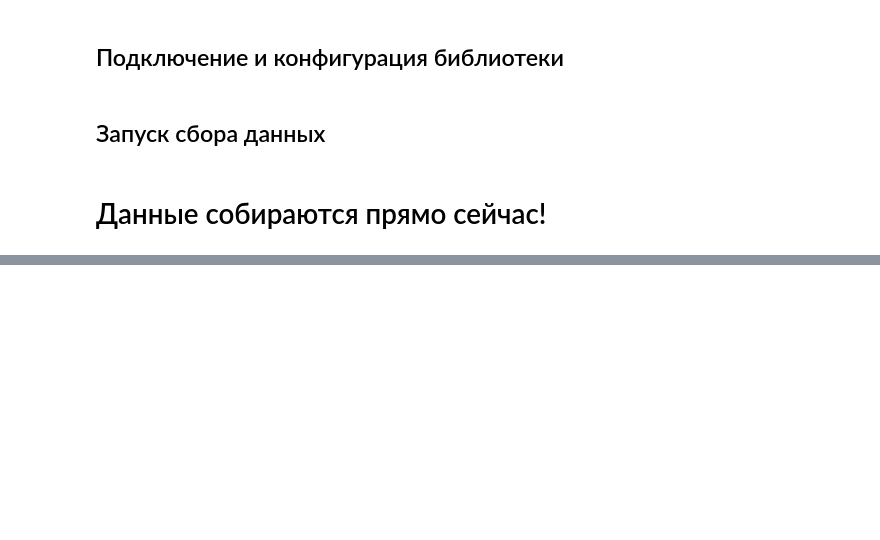
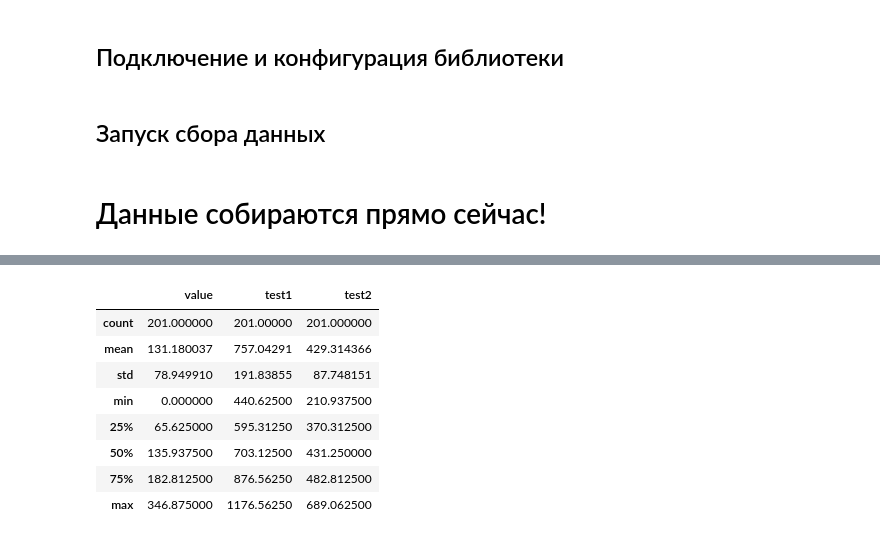
Before and after one commit to yandex-load/volta, a Jupyter notebook: TUTORIAL.ipynb, the cells around one changed output, grey strips where cells are left out. Cells and saved outputs as stored; diff of their text form; code cells hidden in the pictures; blank space fills up the shorter version.

```diff
--- a/TUTORIAL.ipynb
+++ b/TUTORIAL.ipynb
@@ -96,0 +173,17 @@ volta_box.end_test()
+# %%
+df_describe1 = pd.DataFrame().append(baseline_df)
+
+df_describe1['test1'] = test1_df['value']
+df_describe1['test2'] = test2_df['value']
+
+df_describe1.describe()
+# %% [output]
+|  | value | test1 | test2 |
+| count | 201.000000 | 201.00000 | 201.000000 |
+| mean | 131.180037 | 757.04291 | 429.314366 |
+| std | 78.949910 | 191.83855 | 87.748151 |
+| min | 0.000000 | 440.62500 | 210.937500 |
+| 25% | 65.625000 | 595.31250 | 370.312500 |
+| 50% | 135.937500 | 703.12500 | 431.250000 |
+| 75% | 182.812500 | 876.56250 | 482.812500 |
+| max | 346.875000 | 1176.56250 | 689.062500 |
```
Also changed, not shown: parts of 18 cells of this notebook.
